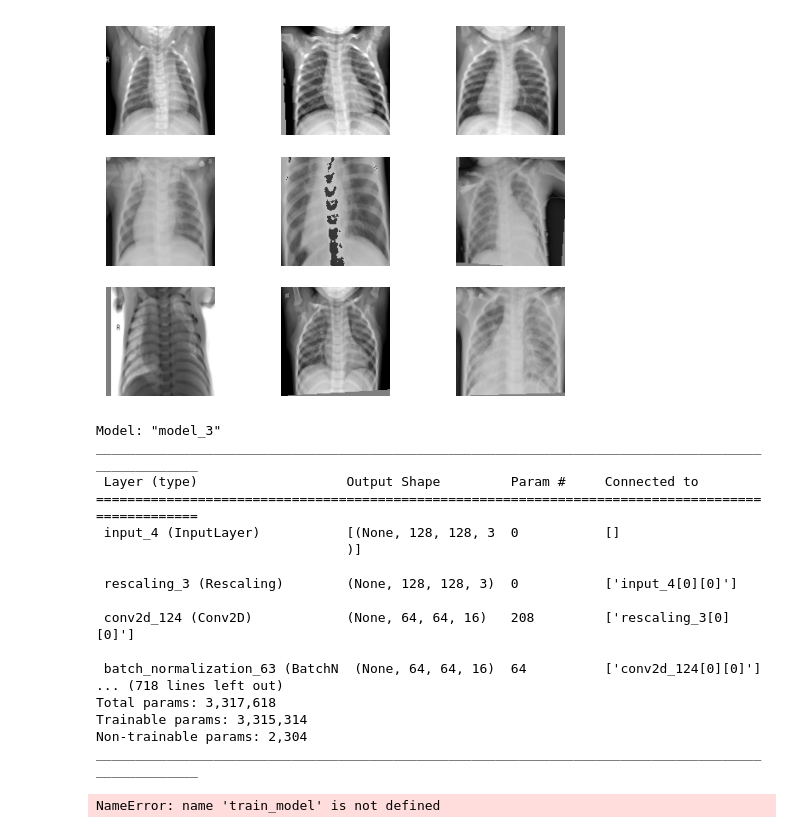
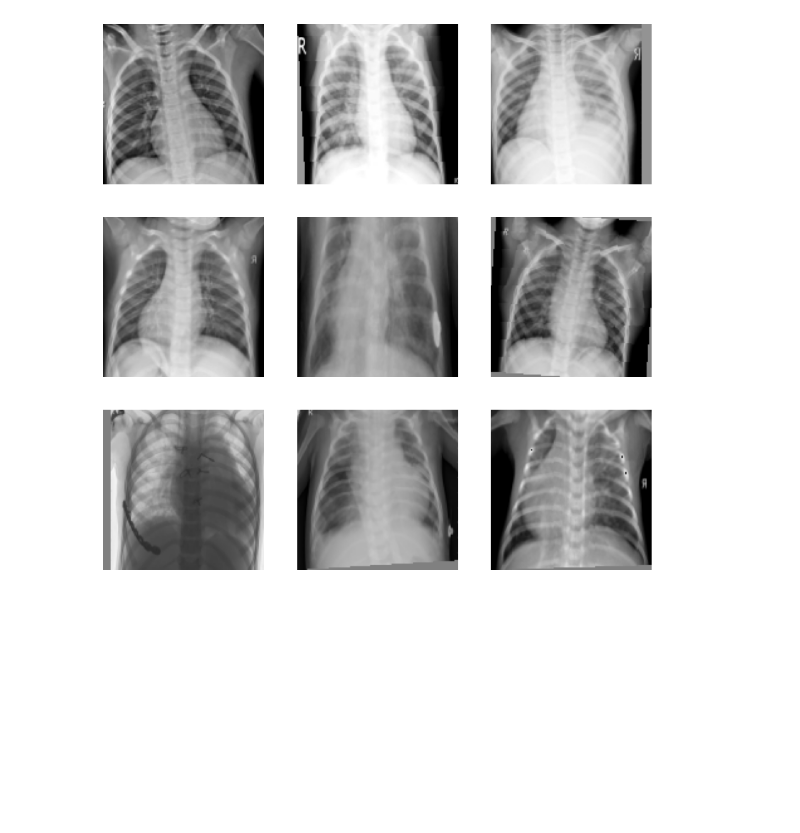
Before and after one commit to sypsyp97/Genetic_NAS, a Jupyter notebook: tets_on_mac.ipynb, the cells around one changed output. Cells and saved outputs as stored; diff of their text form; code cells hidden in the pictures; blank space fills up the shorter version.

```diff
--- a/tets_on_mac.ipynb
+++ b/tets_on_mac.ipynb
@@ -34,6 +30,6 @@ Lambda fuctions will be no more assumed to be used in the statement where they a
 # %%
 sample_images, _ = next(iter(train_ds_rand))
-plt.figure()
+plt.figure(figsize=(10,10))
 for i, image in enumerate(sample_images[:9]):
     ax = plt.subplot(3, 3, i + 1)
     plt.imshow(image.numpy().astype("int"))
@@ -43 +38 @@ for i, image in enumerate(sample_images[:9]):
-[figure, old version]
+[figure, new version]
@@ -46,27 +39,2 @@ model_array = np.random.randint(0, 2, (9, 18))
-# %%
-test_model = create_model(model_array, num_classes=2, input_shape=(128, 128, 3))
-test_model.summary()
-# %% [output]
-Model: "model_3"
-__________________________________________________________________________________________________
- Layer (type)                   Output Shape         Param #     Connected to
-==================================================================================================
- input_4 (InputLayer)           [(None, 128, 128, 3  0           []
-                                )]
-
- rescaling_3 (Rescaling)        (None, 128, 128, 3)  0           ['input_4[0][0]']
-
- conv2d_124 (Conv2D)            (None, 64, 64, 16)   208         ['rescaling_3[0][0]']
-
- batch_normalization_63 (BatchN  (None, 64, 64, 16)  64          ['conv2d_124[0][0]']
-... (718 lines left out)
-Total params: 3,317,618
-Trainable params: 3,315,314
-Non-trainable params: 2,304
-__________________________________________________________________________________________________
-# %%
-test_model, history = train_model(train_ds_rand, val_ds, test_model)
-# %% [output]
-NameError: name 'train_model' is not defined
 # %%
 f_g = create_first_population()
```
Also changed, not shown: parts of 5 cells of this notebook.
